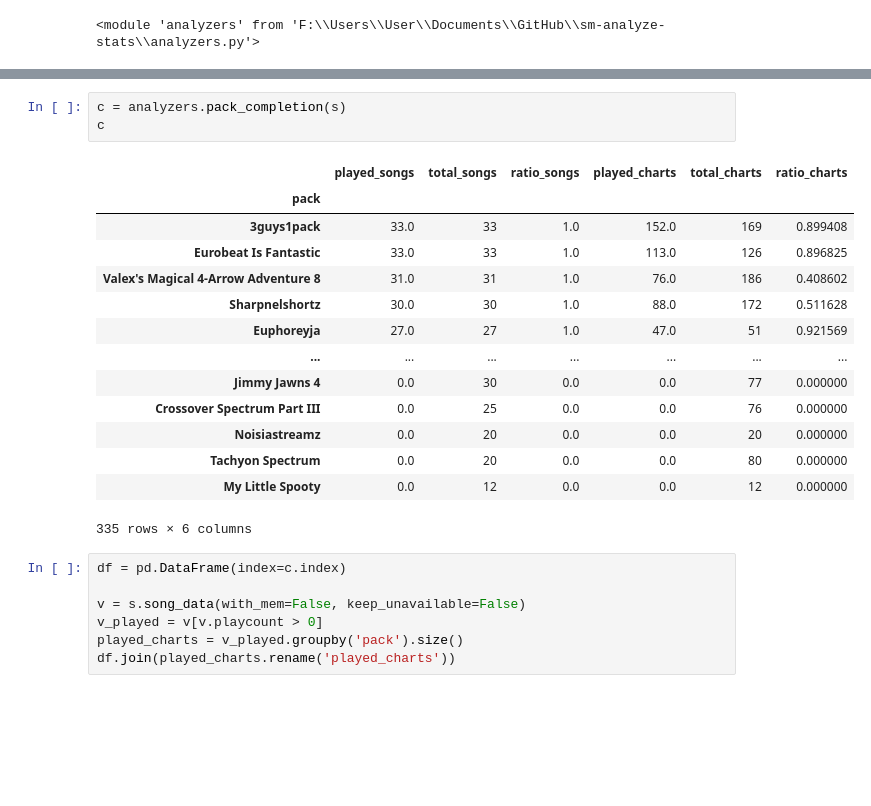
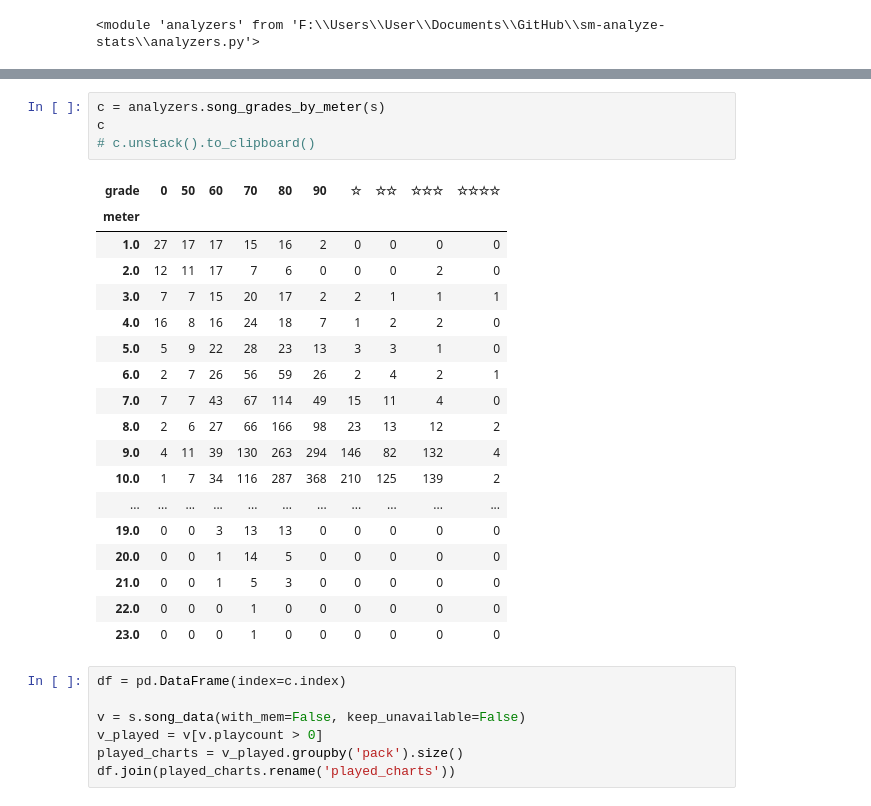
Before and after one commit to barrysir/sm-analyze-stats, a Jupyter notebook: Untitled1.ipynb, the cells around one changed output, grey strips where cells are left out. Saved outputs shown, nothing was run; the diff lists cells and outputs as text; blank space fills up the shorter version.

```diff
--- a/Untitled1.ipynb
+++ b/Untitled1.ipynb
@@ -97,21 +92,26 @@ importlib.reload(analyzers)
 # %%
-c = analyzers.pack_completion(s)
+c = analyzers.song_grades_by_meter(s)
 c
+# c.unstack().to_clipboard()
 # %% [output]
-|  | played_songs | total_songs | ratio_songs | played_charts | total_charts | ratio_charts |
-| pack |  |  |  |  |  |  |
-| 3guys1pack | 33.0 | 33 | 1.0 | 152.0 | 169 | 0.899408 |
-| Eurobeat Is Fantastic | 33.0 | 33 | 1.0 | 113.0 | 126 | 0.896825 |
-| Valex's Magical 4-Arrow Adventure 8 | 31.0 | 31 | 1.0 | 76.0 | 186 | 0.408602 |
-| Sharpnelshortz | 30.0 | 30 | 1.0 | 88.0 | 172 | 0.511628 |
-| Euphoreyja | 27.0 | 27 | 1.0 | 47.0 | 51 | 0.921569 |
-| ... | ... | ... | ... | ... | ... | ... |
-| Jimmy Jawns 4 | 0.0 | 30 | 0.0 | 0.0 | 77 | 0.000000 |
-| Crossover Spectrum Part III | 0.0 | 25 | 0.0 | 0.0 | 76 | 0.000000 |
-| Noisiastreamz | 0.0 | 20 | 0.0 | 0.0 | 20 | 0.000000 |
-| Tachyon Spectrum | 0.0 | 20 | 0.0 | 0.0 | 80 | 0.000000 |
-| My Little Spooty | 0.0 | 12 | 0.0 | 0.0 | 12 | 0.000000 |
+| grade | 0 | 50 | 60 | 70 | 80 | 90 | ☆ | ☆☆ | ☆☆☆ | ☆☆☆☆ |
+| meter |  |  |  |  |  |  |  |  |  |  |
+| 1.0 | 27 | 17 | 17 | 15 | 16 | 2 | 0 | 0 | 0 | 0 |
+| 2.0 | 12 | 11 | 17 | 7 | 6 | 0 | 0 | 0 | 2 | 0 |
+| 3.0 | 7 | 7 | 15 | 20 | 17 | 2 | 2 | 1 | 1 | 1 |
+| 4.0 | 16 | 8 | 16 | 24 | 18 | 7 | 1 | 2 | 2 | 0 |
+| 5.0 | 5 | 9 | 22 | 28 | 23 | 13 | 3 | 3 | 1 | 0 |
+| 6.0 | 2 | 7 | 26 | 56 | 59 | 26 | 2 | 4 | 2 | 1 |
+| 7.0 | 7 | 7 | 43 | 67 | 114 | 49 | 15 | 11 | 4 | 0 |
+| 8.0 | 2 | 6 | 27 | 66 | 166 | 98 | 23 | 13 | 12 | 2 |
+| 9.0 | 4 | 11 | 39 | 130 | 263 | 294 | 146 | 82 | 132 | 4 |
+| 10.0 | 1 | 7 | 34 | 116 | 287 | 368 | 210 | 125 | 139 | 2 |
+| ... | ... | ... | ... | ... | ... | ... | ... | ... | ... | ... |
+| 19.0 | 0 | 0 | 3 | 13 | 13 | 0 | 0 | 0 | 0 | 0 |
+| 20.0 | 0 | 0 | 1 | 14 | 5 | 0 | 0 | 0 | 0 | 0 |
+| 21.0 | 0 | 0 | 1 | 5 | 3 | 0 | 0 | 0 | 0 | 0 |
+| 22.0 | 0 | 0 | 0 | 1 | 0 | 0 | 0 | 0 | 0 | 0 |
+| 23.0 | 0 | 0 | 0 | 1 | 0 | 0 | 0 | 0 | 0 | 0 |
-335 rows × 6 columns
 # %%
 df = pd.DataFrame(index=c.index)
 
```
Also changed, not shown: parts of 20 cells of this notebook, 8 other files.
